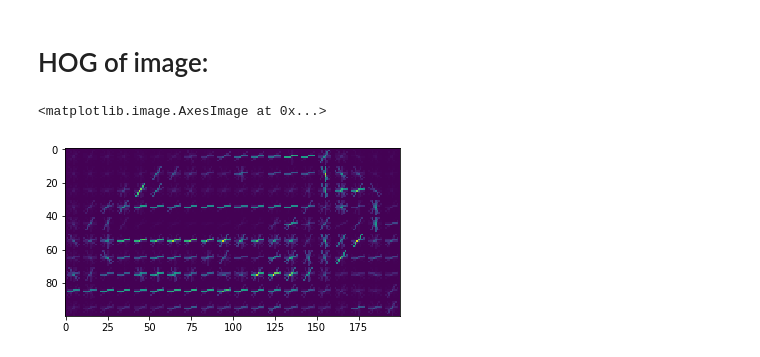
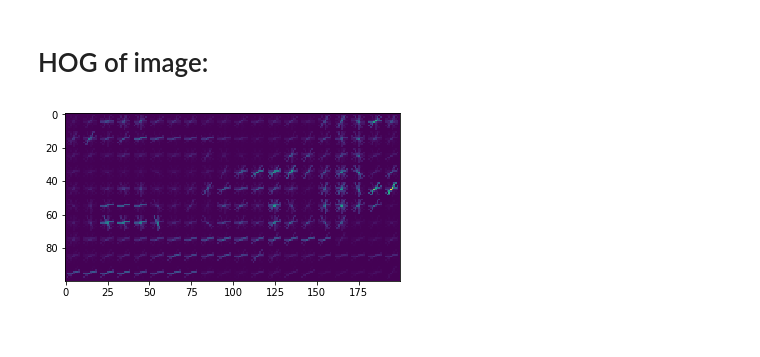
Before and after one commit to NikhilJArora/fydp-codebase, a Jupyter notebook: notebooks/hog_svm.ipynb, the cells around one changed output. Saved outputs shown, nothing was run; the diff lists cells and outputs as text; code cells hidden in the pictures.

Commit message:
updated model

```diff
--- a/notebooks/hog_svm.ipynb
+++ b/notebooks/hog_svm.ipynb
@@ -35,33 +67,35 @@ feature_vs = []
 lbls = []
 # %%
 # first process event instances
-im = ncar_imgs[10]
-gray = color.rgb2gray(im)
-# NOTE: might need to do the whole contour thing, can see later...
-gray_rs = resize(gray, (100, 200), mode='constant')
-plt.imshow(gray_rs,cmap='gray')
+for im in car_imgs:
+
+    gray = color.rgb2gray(im)
+    # NOTE: might need to do the whole contour thing, can see later...
+    gray_rs = resize(gray, (100, 200), mode='constant')
+    plt.imshow(gray_rs,cmap='gray')
 
 
-(H, hogImage) = feature.hog(gray_rs, orientations=9, pixels_per_cell=(10, 10),\
-        cells_per_block=(2, 2), transform_sqrt=True, block_norm='L2-Hys', visualise=True)
+    (H, hogImage) = feature.hog(gray_rs, orientations=9, pixels_per_cell=(10, 10),\
+            cells_per_block=(2, 2), transform_sqrt=True, block_norm='L2-Hys', visualise=True)
+    feature_vs.append(H)
+    lbls.append(True)
 
-hogImage = exposure.rescale_intensity(hogImage, out_range=(0, 255))
-hogImage = hogImage.astype("uint8")
-plt.imshow(hogImage)
-#     cl = 1
-#     feature_vs.append(H)
-#     lbls.append(cl)
+    hogImage = exposure.rescale_intensity(hogImage, out_range=(0, 255))
+    hogImage = hogImage.astype("uint8")
+    plt.imshow(hogImage)
+    #     cl = 1
+    #     feature_vs.append(H)
+    #     lbls.append(cl)
 
-# # extract Histogram of Oriented Gradients from the test image and
-# # predict the make of the car
-# (H, hogImage) = feature.hog(logo, orientations=9, pixels_per_cell=(10, 10),
-#     cells_per_block=(2, 2), transform_sqrt=True, visualise=True)
-# 	pred = model.predict(H.reshape(1, -1))[0]
+    # # extract Histogram of Oriented Gradients from the test image and
+    # # predict the make of the car
+    # (H, hogImage) = feature.hog(logo, orientations=9, pixels_per_cell=(10, 10),
+    #     cells_per_block=(2, 2), transform_sqrt=True, visualise=True)
+    # 	pred = model.predict(H.reshape(1, -1))[0]
 
-# 	# visualize the HOG image
-# 	hogImage = exposure.rescale_intensity(hogImage, out_range=(0, 255))
-# 	hogImage = hogImage.astype("uint8")
-# 	cv2.imshow("HOG Image", hogImage)
+    # 	# visualize the HOG image
+    # 	hogImage = exposure.rescale_intensity(hogImage, out_range=(0, 255))
+    # 	hogImage = hogImage.astype("uint8")
+    # 	cv2.imshow("HOG Image", hogImage)
 # %% [output]
-<matplotlib.image.AxesImage at 0x...>
-[figure, old version]
+[figure, new version]
```
Also changed, not shown: parts of 5 cells of this notebook, 9 other files.
